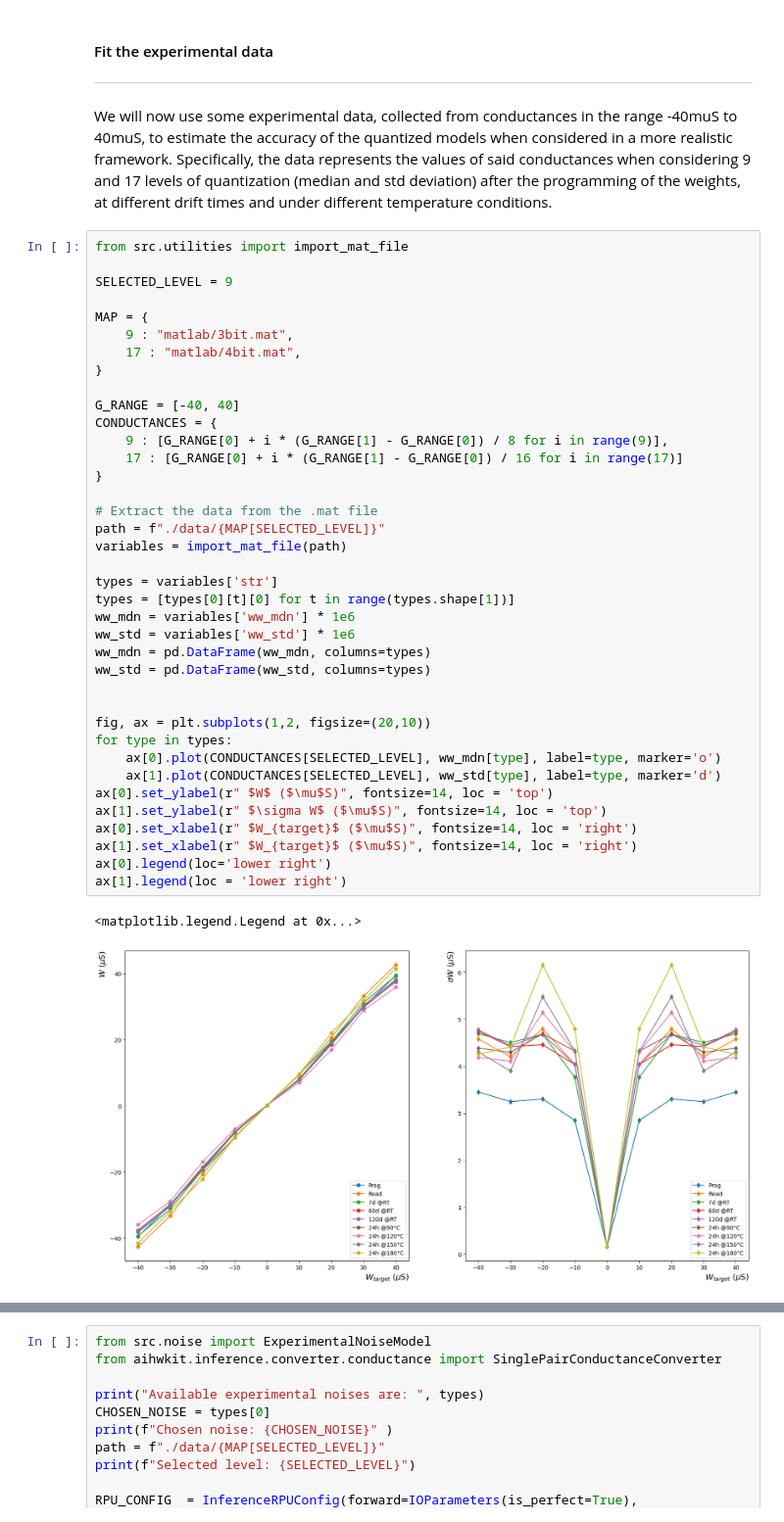
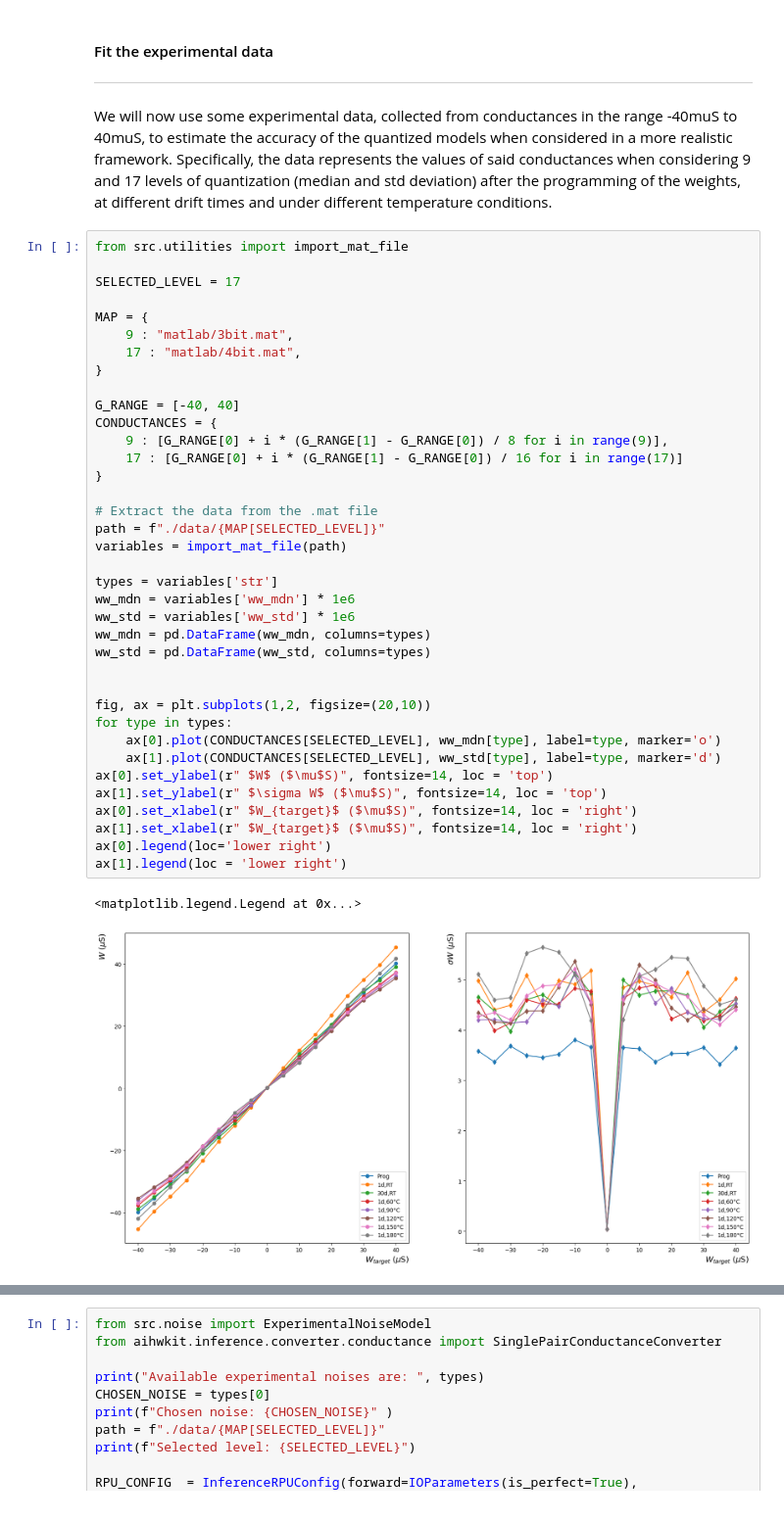
Before and after one commit to ApprehensiveKnee/aihwkit, a Jupyter notebook: sandbox/quantization.ipynb, the cells around one changed output, grey strips where cells are left out. Shown at 98% size. Drawn from its saved outputs; the diff is of its cells as text.

```diff
--- a/sandbox/quantization.ipynb
+++ b/sandbox/quantization.ipynb
@@ -626,7 +626,7 @@ We will now use some experimental data, collected from conductances in the range
 # %%
 from src.utilities import import_mat_file
 
-SELECTED_LEVEL = 9
+SELECTED_LEVEL = 17
 
 MAP = {
     9 : "matlab/3bit.mat",
@@ -635,32 +635,31 @@ MAP = {
 
 G_RANGE = [-40, 40]
 CONDUCTANCES = {
     9 : [G_RANGE[0] + i * (G_RANGE[1] - G_RANGE[0]) / 8 for i in range(9)],
     17 : [G_RANGE[0] + i * (G_RANGE[1] - G_RANGE[0]) / 16 for i in range(17)]
 }
 
 # Extract the data from the .mat file
 path = f"./data/{MAP[SELECTED_LEVEL]}"
 variables = import_mat_file(path)
 
 types = variables['str']
-types = [types[0][t][0] for t in range(types.shape[1])]
 ww_mdn = variables['ww_mdn'] * 1e6
 ww_std = variables['ww_std'] * 1e6
 ww_mdn = pd.DataFrame(ww_mdn, columns=types)
 ww_std = pd.DataFrame(ww_std, columns=types)
 
 
 fig, ax = plt.subplots(1,2, figsize=(20,10))
 for type in types:
     ax[0].plot(CONDUCTANCES[SELECTED_LEVEL], ww_mdn[type], label=type, marker='o')
     ax[1].plot(CONDUCTANCES[SELECTED_LEVEL], ww_std[type], label=type, marker='d')
 ax[0].set_ylabel(r" $W$ ($\mu$S)", fontsize=14, loc = 'top')
 ax[1].set_ylabel(r" $\sigma W$ ($\mu$S)", fontsize=14, loc = 'top')
 ax[0].set_xlabel(r" $W_{target}$ ($\mu$S)", fontsize=14, loc = 'right')
 ax[1].set_xlabel(r" $W_{target}$ ($\mu$S)", fontsize=14, loc = 'right')
 ax[0].legend(loc='lower right')
 ax[1].legend(loc = 'lower right')
 # %% [output]
 <matplotlib.legend.Legend at 0x...>
-[figure, old version]
+[figure, new version]
```
Also changed, not shown: parts of 2 cells of this notebook, 5 other files.
